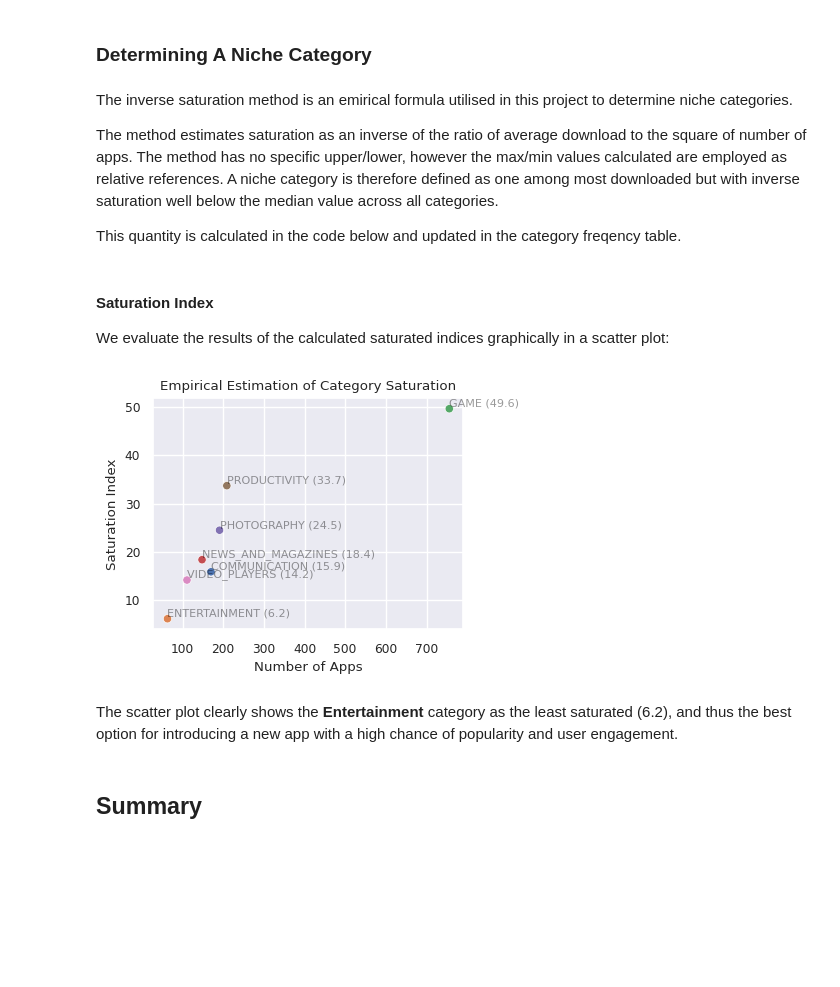
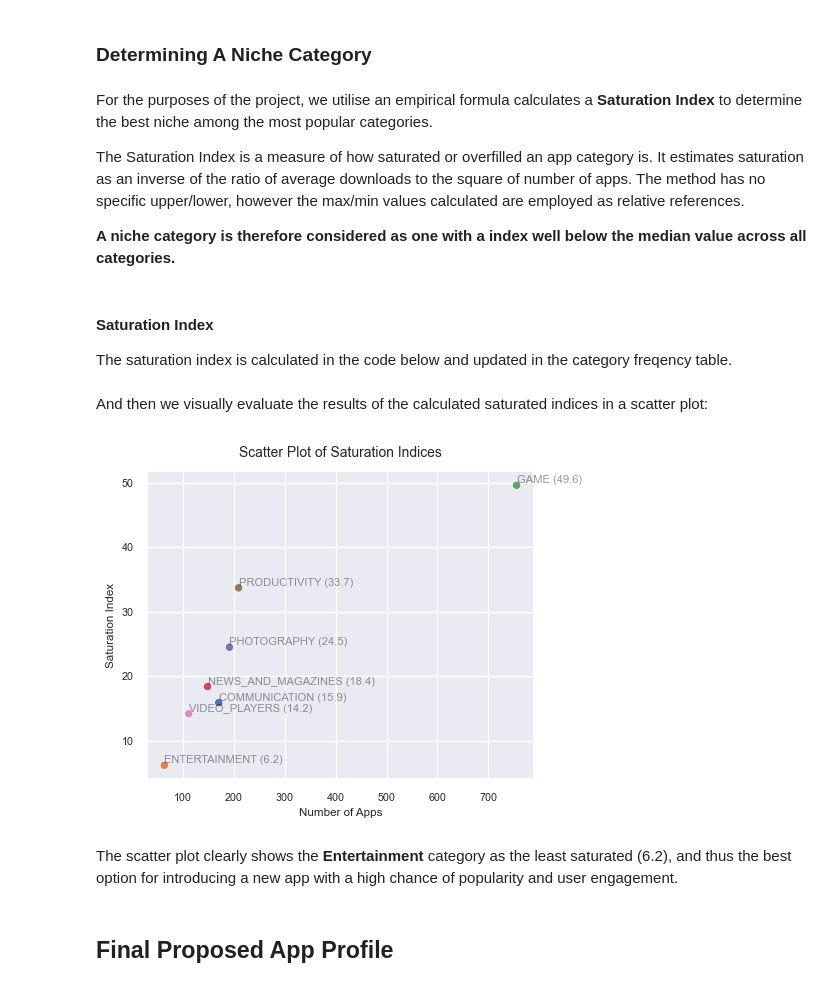
Before and after one commit to kingsley-ezenwaka/app-profile-data-analysis, a Jupyter notebook: app-profiles-analysis.ipynb, the cells around one changed output. Cells and saved outputs as stored; diff of their text form; code cells hidden in the pictures; blank space fills up the shorter version.

```diff
--- a/app-profiles-analysis.ipynb
+++ b/app-profiles-analysis.ipynb
@@ -411,15 +422,15 @@ We use a box plot of Rating to further analyse the user engagement across our se
 # %%
 # Box plot of Ratings across Categories
 sns.set(font_scale=0.6)
-fig, axs = plt.subplots(1, 7, figsize=[8,3])
 cat = table1.Category.tolist() # List of the most popular categories
+fig, axs = plt.subplots(1, len(cat), figsize=[8,3]) # Make a sub-plot for each category
 i = 0
 for a in axs:
     a = sns.boxplot(y=playstore.Rating[(playstore.Category==cat[i])], width=0.15, ax=axs[i])
     a.set(xlabel=cat[i], ylabel='Rating')
     i += 1
 
-plt.suptitle('Boxplot of Ratings across Most Popular Categories')
+plt.suptitle('Boxplot of Ratings across Most Popular Categories', fontsize=9)
 plt.tight_layout()
 plt.show()
 # %% [output]
@@ -434,5 +447,5 @@ But we still need to establish a ranking which will aid our final app profile de
 To establish the popularity rank, we define a **popularity index as the root-sum-square (RSS) value of the average downloads and review counts.**
 # %%
 # Compute the Popularity Index (P-Index)
-table1.loc[:,'pindex'] = round((table1.AvgInstalls**2 + table1.AvgReviews**2)**0.5, 1)
-table1.loc[:,'pindex_text'] = table1.Category + " (" + table1.pindex.astype(str) + ")"
+table1['Pindex'] = round((table1.AvgInstalls**2 + table1.AvgReviews**2)**0.5, 1)
+table1['Pindex_text'] = table1.Category + " (" + table1.Pindex.astype(str) + ")" # Text column for plotting
@@ -451,16 +453,17 @@ See the caveats in the documentation: https://pandas.pydata.org/pandas-docs/stab
 Now we can select and visualize the top-5 popularity indices as a scatter plot of average downloads vs average reviews:
 # %%
 # Scatter plot of the P-indices
-sns.set()
+sns.set(font_scale=0.7)
 fig, axs = plt.subplots(figsize=[5,4])
 
 sns.scatterplot(x='AvgInstalls', y='AvgReviews', hue='Category', data=table1, legend=False)
-axs.set(xlabel="'Average Downloads (in millions)'", ylabel="'Average Reviews (in 100,000s)'", title='Popularity Index')
+axs.set(xlabel='Average Downloads (in millions)', ylabel='Average Reviews (in 100,000s)')
 
 # Annotate the points with corresponding P-index value
 for i, row in table1.iterrows():
-    axs.text(row['AvgInstalls'], row['AvgReviews'], row["pindex_text"],
+    axs.text(row['AvgInstalls'], row['AvgReviews'], row["Pindex_text"],
             fontsize=7, ha='left', va='bottom', color='black', alpha=0.4)
 
+plt.title('Scatter Plot of Popularity Indices', fontsize=10, y=1.)
 plt.show()
 # %% [output]
@@ -468,37 +489,39 @@ plt.show()
 # %% [markdown]
 ### Determining A Niche Category
 # %% [markdown]
-The inverse saturation method is an emirical formula utilised in this project to determine niche categories.
+For the purposes of the project, we utilise an empirical formula calculates a **Saturation Index** to determine the best niche among the most popular categories.
 
-The method estimates saturation as an inverse of the ratio of average download to the square of number of apps. The method has no specific upper/lower, however the max/min values calculated are employed as relative references. A niche category is therefore defined as one among most downloaded but with inverse saturation well below the median value across all categories.
+The Saturation Index is a measure of how saturated or overfilled an app category is. It estimates saturation as an inverse of the ratio of average downloads to the square of number of apps. The method has no specific upper/lower, however the max/min values calculated are employed as relative references.
 
-This quantity is calculated in the code below and updated in the category freqency table.
+**A niche category is therefore considered as one with a index well below the median value across all categories.**
 # %% [markdown]
 #### Saturation Index
 
-We evaluate the results of the calculated saturated indices graphically in a scatter plot:
+The saturation index is calculated in the code below and updated in the category freqency table.
+# %%
+# Compute 'Saturation Index' for each category
+table1['Sat'] = round(1 / (table1.AvgInstalls / table1.NumOfApp), 1)
+table1['Sat_text'] = table1.Category + " (" + table1.Sat.astype(str) + ")" # Create plottable text field
+# %% [markdown]
+And then we visually evaluate the results of the calculated saturated indices in a scatter plot:
 # %%
-# Computing the 'Saturation Index' for each category
-table0.loc[:,'Sat'] = table0.Category + " (" + table0.v3.astype(str) + ")"
-df = table0[table0.Category.isin(cat)]
+# Scatter plot of top 5 MP ranks
+sns.set(font_scale=0.7)
+fig, axs = plt.subplots(figsize=[5,4])
+sns.scatterplot(x='NumOfApp', y='Sat', hue='Category', legend=False, data=table1)
 
-# Scatter plot of top 5 MP ranks
-sns.set(font_scale=0.8)
-fig, axs = plt.subplots(figsize=[4,3])
-sns.scatterplot(x='NumOfApp', y='v3', hue='Category', legend=False, data=df)
-
-axs.set(xlabel='Number of Apps',
-        ylabel='Saturation Index', title='Empirical Estimation of Category Saturation')
+axs.set(xlabel='Number of Apps', ylabel='Saturation Index')
+plt.title('Scatter Plot of Saturation Indices', fontsize=10, y=1.02)
 
 # Annotate select points in scatterplot
-for i, row in df.iterrows():
-    axs.text(row['NumOfApp'], row["v3"], row["Sat"],
+for i, row in table1.iterrows():
+    axs.text(row['NumOfApp'], row["Sat"], row["Sat_text"],
             fontsize=8, ha='left', va='bottom', color='black', alpha=0.4)
 plt.show()
 # %% [output]
-[figure, old version]
+[figure, new version]
 # %% [markdown]
 The scatter plot clearly shows the **Entertainment** category as the least saturated (6.2), and thus the best option for introducing a new app with a high chance of popularity and user engagement.
 # %% [markdown]
-## Summary
+## Final Proposed App Profile
 # %% [markdown]
```
Also changed, not shown: parts of 35 cells of this notebook, 6 other files.
